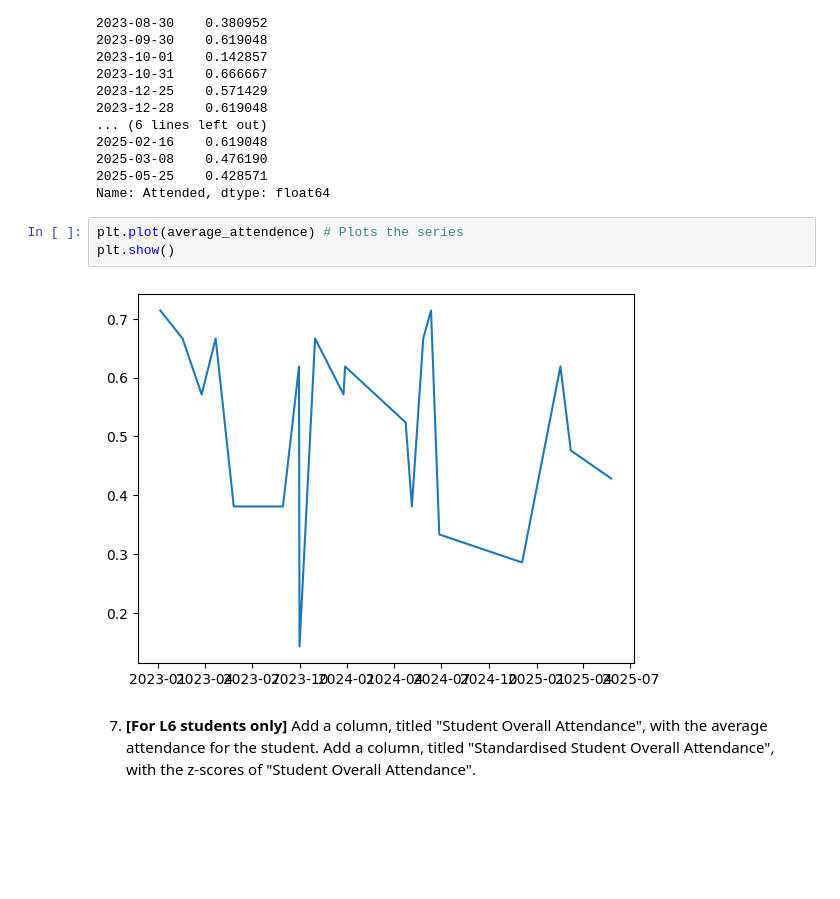
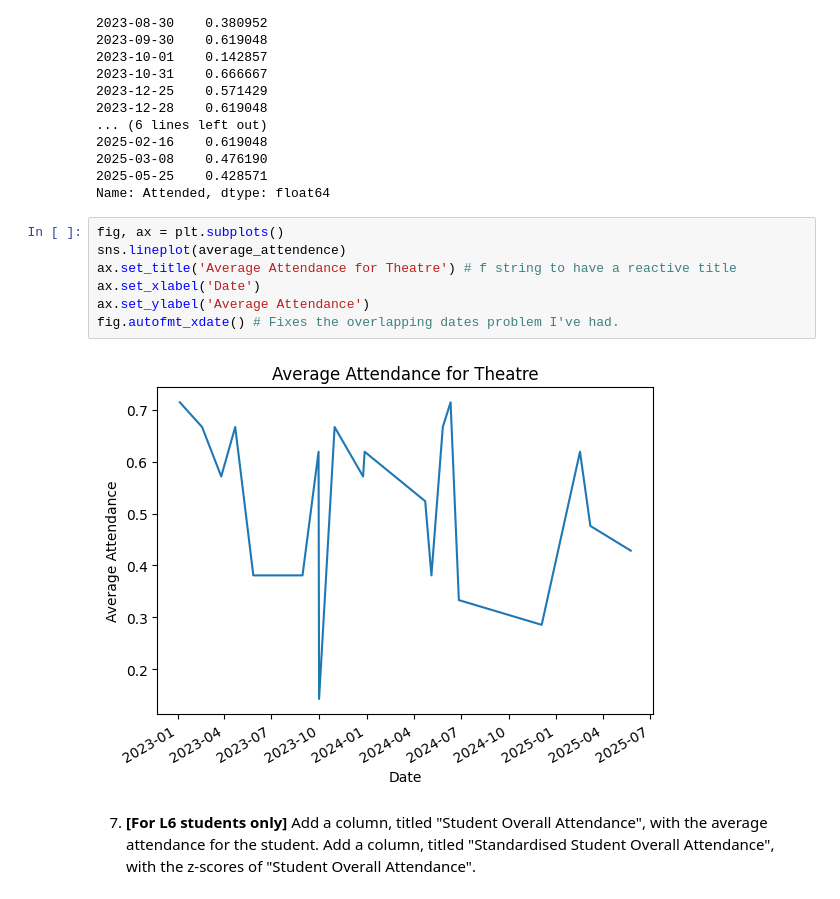
Before and after one commit to tobiade22/IDS_Summative_1, a Jupyter notebook: summative1-1.ipynb, the cells around one changed output. Cells and saved outputs as stored; diff of their text form; blank space fills up the shorter version.

```diff
--- a/summative1-1.ipynb
+++ b/summative1-1.ipynb
@@ -283,10 +261,14 @@ Date
 2025-05-25    0.428571
 Name: Attended, dtype: float64
 # %%
-plt.plot(average_attendence) # Plots the series
-plt.show()
+fig, ax = plt.subplots()
+sns.lineplot(average_attendence)
+ax.set_title('Average Attendance for Theatre') # f string to have a reactive title
+ax.set_xlabel('Date')
+ax.set_ylabel('Average Attendance')
+fig.autofmt_xdate() # Fixes the overlapping dates problem I've had.
 # %% [output]
-[figure, old version]
+[figure, new version]
 # %% [markdown]
 7. **[For L6 students only]** Add a column, titled "Student Overall Attendance", with the average attendance for the student. Add a column, titled "Standardised Student Overall Attendance", with the z-scores of "Student Overall Attendance".
 # %%
```
Also changed, not shown: parts of 17 cells of this notebook, 1 other file.
